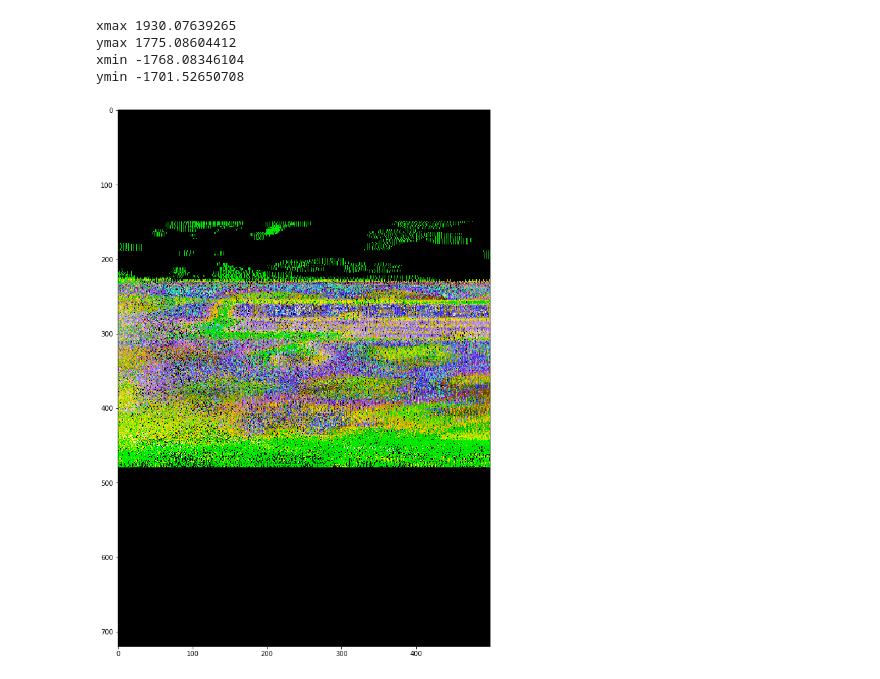
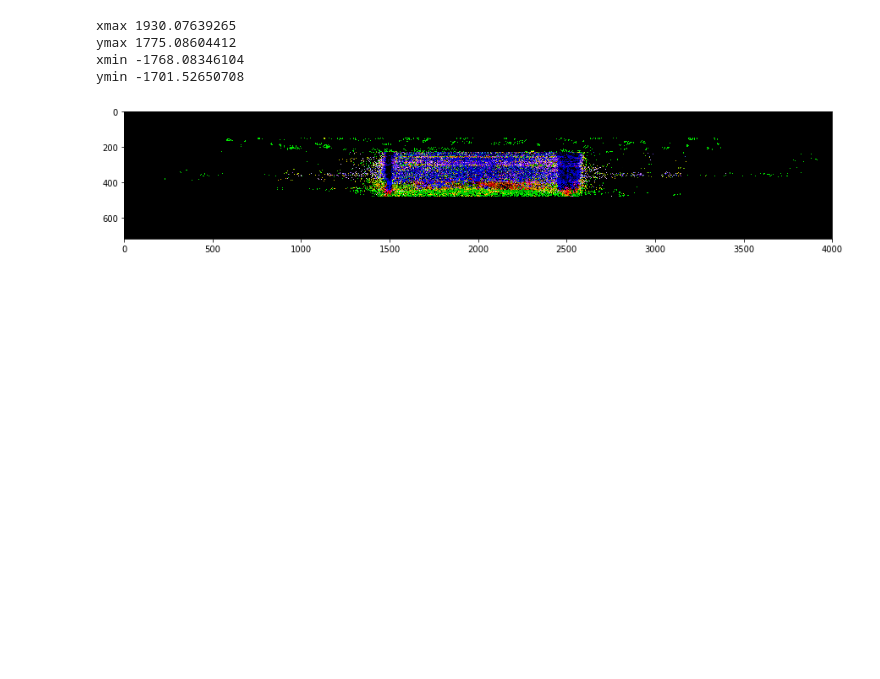
Before and after one commit to ongchinkiat/realsense-d435, a Jupyter notebook: d435-analysis-848.ipynb, the cells around one changed output. Drawn from its saved outputs; the diff is of its cells as text; code cells hidden in the pictures; blank space fills up the shorter version.

```diff
--- a/d435-analysis-848.ipynb
+++ b/d435-analysis-848.ipynb
@@ -284,12 +284,12 @@ for r in range(radian_size):
                 ymin = y
             xcoord = int(x+2000)
             ycoord = int(y+2000)
-            x_view[z,xcoord,0] = cr
-            y_view[z,ycoord,0] = cr
-            x_view[z,xcoord,1] = cg
-            y_view[z,ycoord,1] = cg
-            x_view[z,xcoord,2] = cb
-            y_view[z,ycoord,2] = cb
+            x_view[z,xcoord,0] += cr
+            y_view[z,ycoord,0] += cr
+            x_view[z,xcoord,1] += cg
+            y_view[z,ycoord,1] += cg
+            x_view[z,xcoord,2] += cb
+            y_view[z,ycoord,2] += cb
 
 print("xmax",xmax)
 print("ymax",ymax)
@@ -303,12 +303,12 @@ ymin -1701.52650708
 # %%
 x_view_clip = np.zeros((720,4000,3), dtype=float)
 np.clip(x_view, 0, 255, out=x_view_clip)
 
 y_view_clip = np.zeros((720,4000,3), dtype=float)
 np.clip(y_view, 0, 255, out=y_view_clip)
 
 fig = plt.figure(figsize=(15, 15))
-plt.imshow(x_view_clip[:,1500:2000,:])
+plt.imshow(x_view_clip[:,:,:])
 plt.show()
 # %% [output]
-[figure, old version]
+[figure, new version]
```
